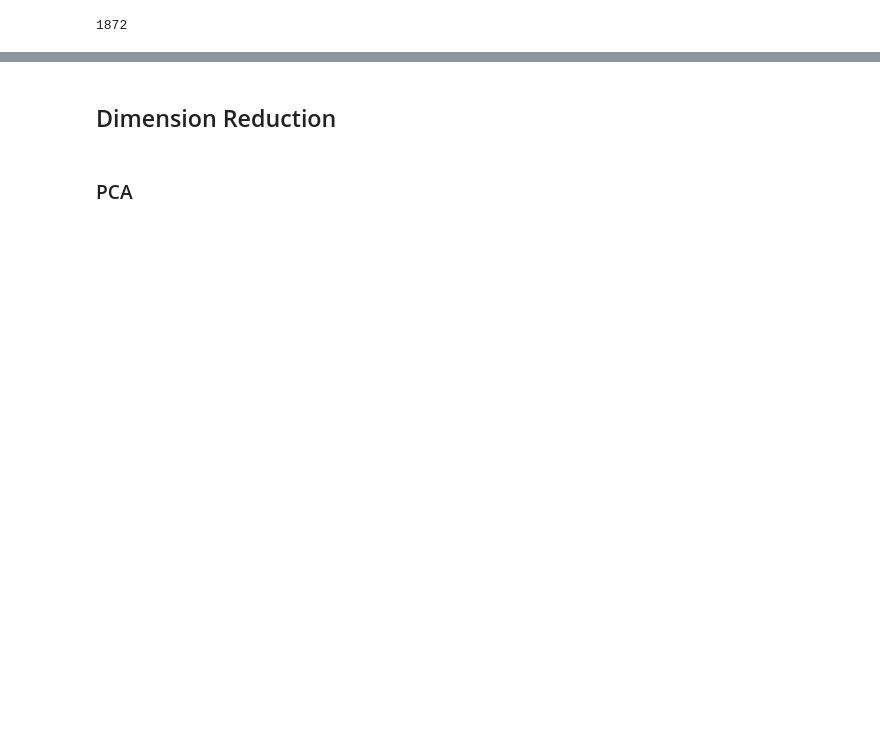
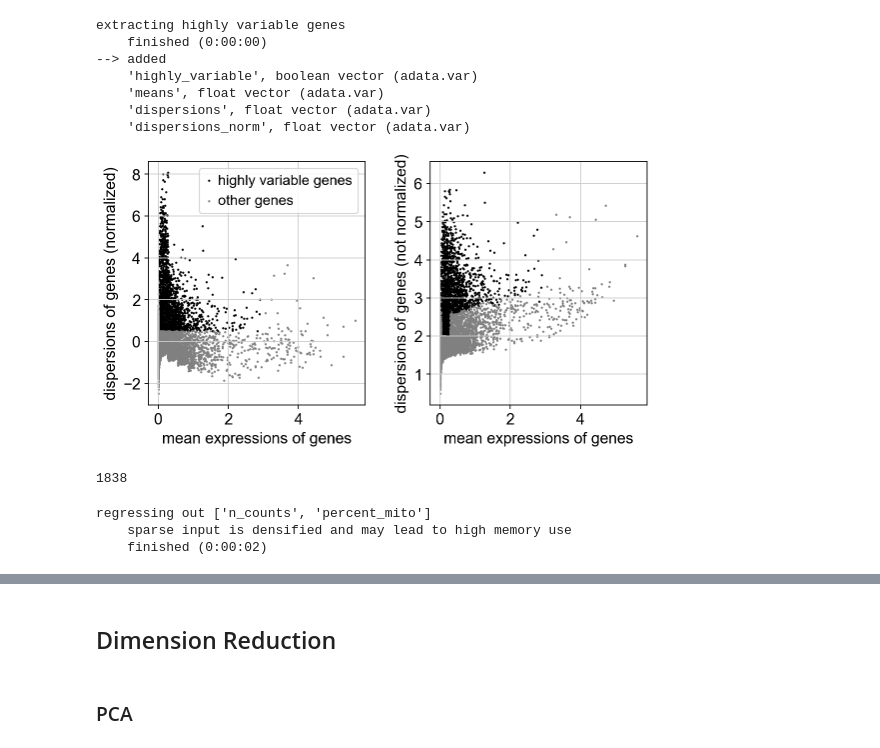
Before and after one commit to mehakrafiq/scRNA-DimensionReductionTutorials, a Jupyter notebook: New_code/DimensionReduction-pca.ipynb, the cells around one changed output, grey strips where cells are left out. Saved outputs shown, nothing was run; the diff lists cells and outputs as text; code cells hidden in the pictures; blank space fills up the shorter version.

```diff
--- a/New_code/DimensionReduction-pca.ipynb
+++ b/New_code/DimensionReduction-pca.ipynb
@@ -43,11 +88,27 @@ adata.raw = adata
 # %%
 # Identify highly variable genes
 sc.pp.highly_variable_genes(adata, min_mean=0.0125, max_mean=3, min_disp=0.5)
+sc.pl.highly_variable_genes(adata)
 
 # Filter the data
 adata = adata[:, adata.var.highly_variable]
 
 # Summarize the highly variable genes
 print(adata.var.highly_variable.sum())
 # %% [output]
-1872
+extracting highly variable genes
+    finished (0:00:00)
+--> added
+    'highly_variable', boolean vector (adata.var)
+    'means', float vector (adata.var)
+    'dispersions', float vector (adata.var)
+    'dispersions_norm', float vector (adata.var)
+[figure, added]
+1838
+# %%
+# Regress out effects of total counts per cell and the percentage of mitochondrial genes expressed.
+sc.pp.regress_out(adata, ['n_counts', 'percent_mito'])
+# %% [output]
+regressing out ['n_counts', 'percent_mito']
+    sparse input is densified and may lead to high memory use
+    finished (0:00:02)
```
Also changed, not shown: parts of 13 cells of this notebook, 13 other files.
